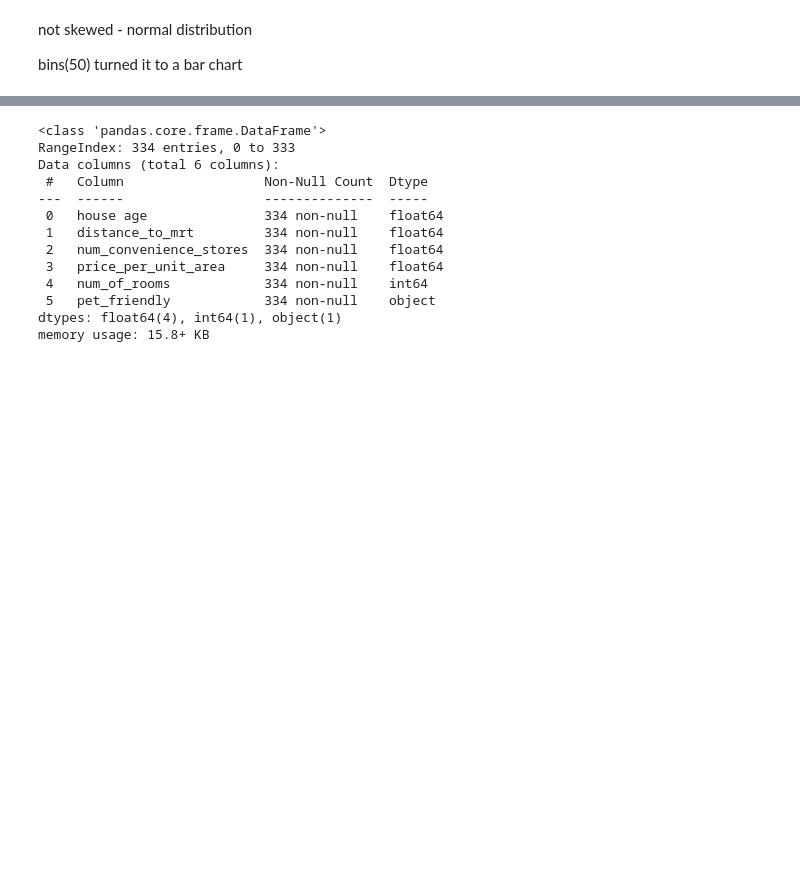
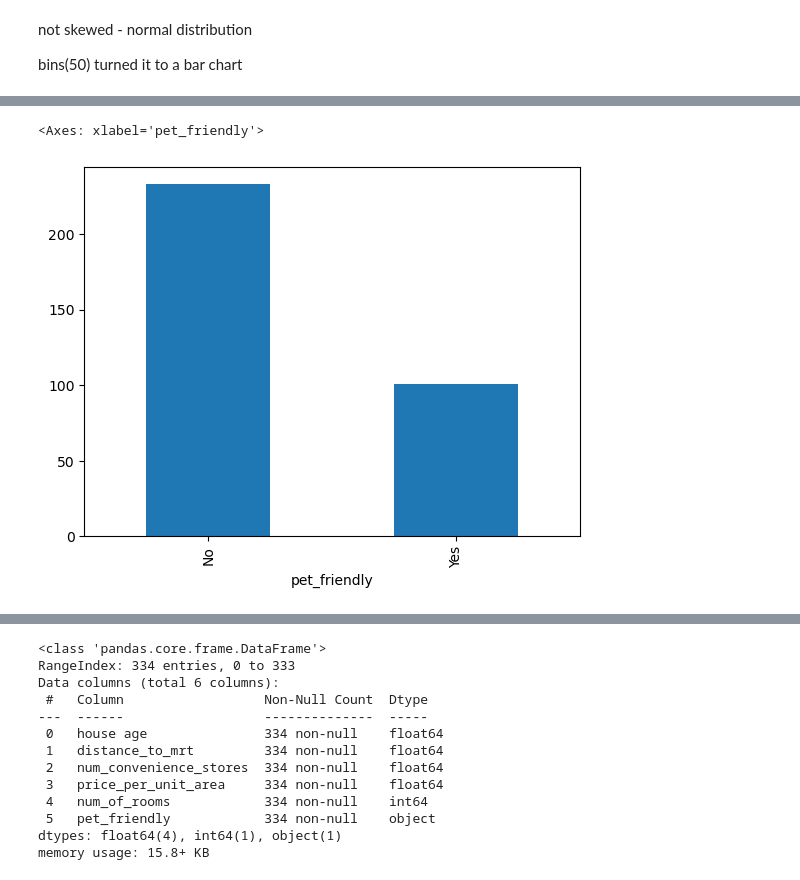
Before and after one commit to khadazhaia/challenges, a Jupyter notebook: pandas_basics/pandas_basics.ipynb, the cells around one changed output, grey strips where cells are left out. Drawn from its saved outputs; the diff is of its cells as text; code cells hidden in the pictures; blank space fills up the shorter version.

```diff
--- a/pandas_basics/pandas_basics.ipynb
+++ b/pandas_basics/pandas_basics.ipynb
@@ -147,0 +153,5 @@ bins(50) turned it to a bar chart
+# %%
+df.value_counts("pet_friendly").plot.bar()
+# %% [output]
+<Axes: xlabel='pet_friendly'>
+[figure, added]
```
Also changed, not shown: parts of 2 cells of this notebook.
